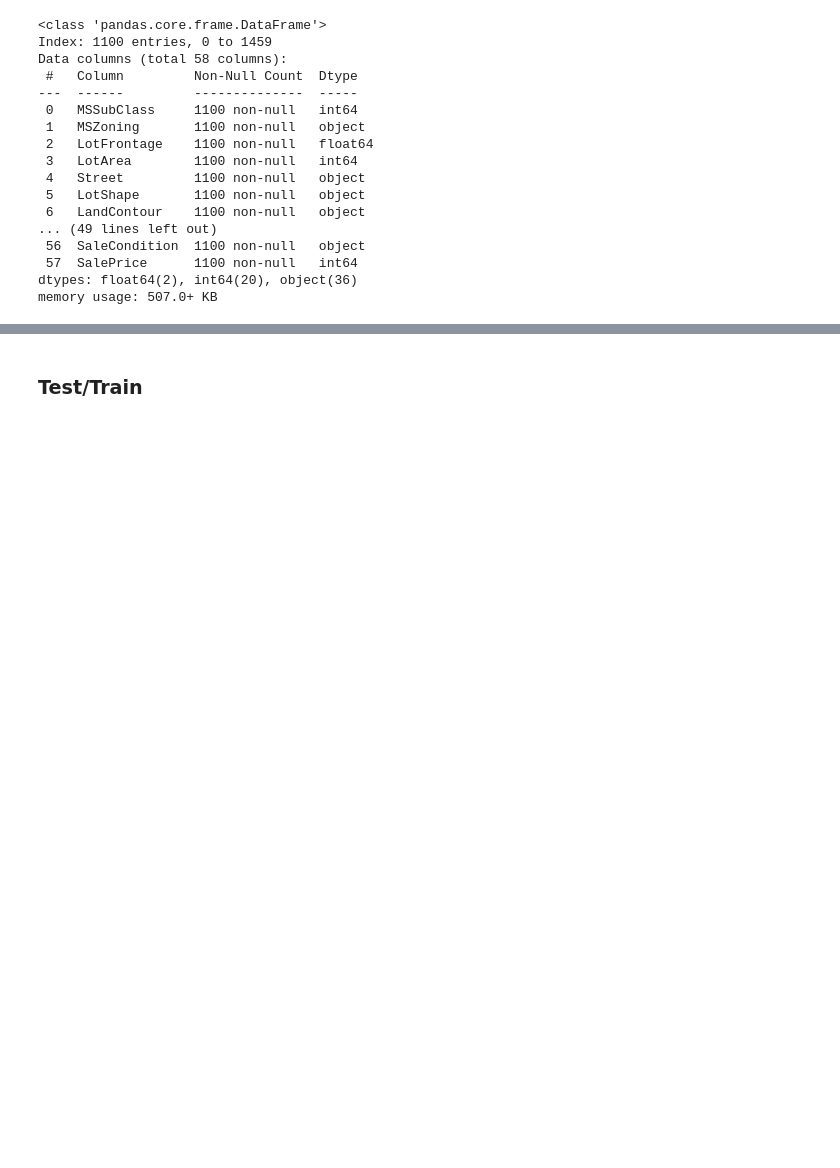
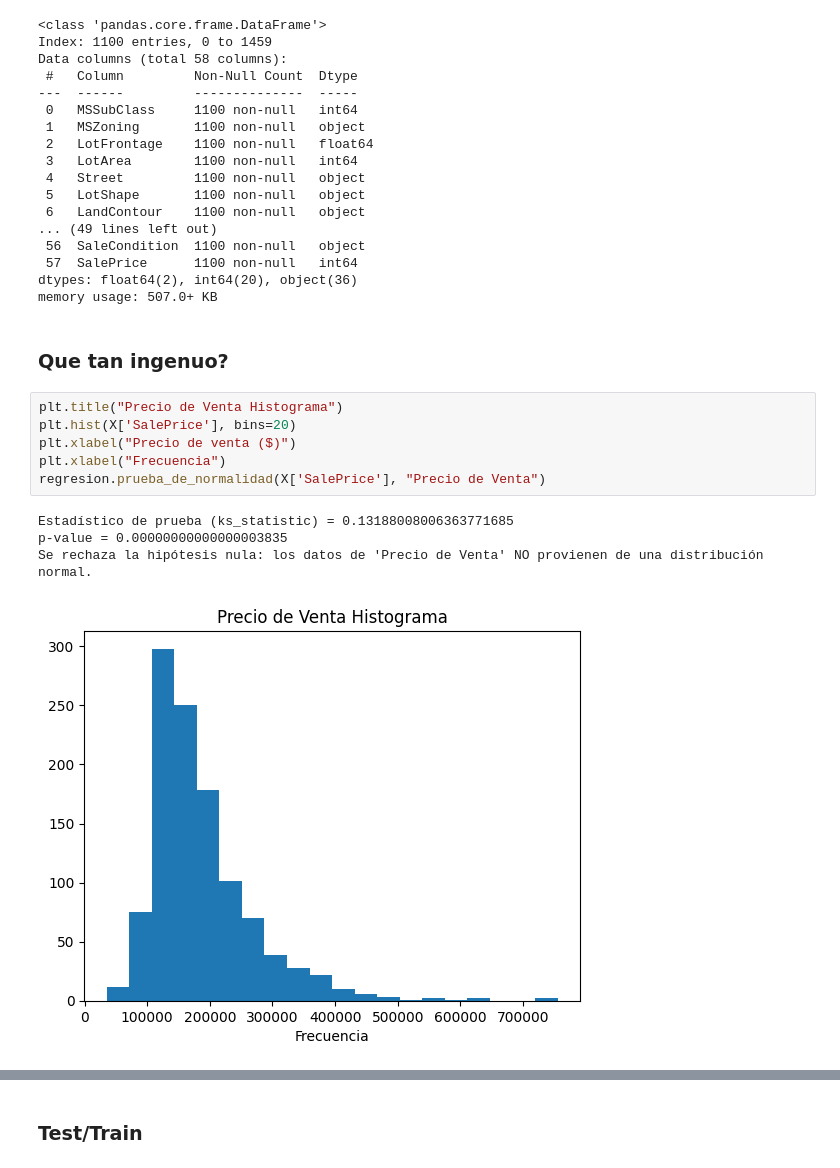
Before and after one commit to MarchMol/Naive_Bayes, a Jupyter notebook: actividades.ipynb, the cells around one changed output, grey strips where cells are left out. Cells and saved outputs as stored; diff of their text form; blank space fills up the shorter version.

```diff
--- a/actividades.ipynb
+++ b/actividades.ipynb
@@ -33,3 +33,16 @@ Data columns (total 58 columns):
  57  SalePrice      1100 non-null   int64
 dtypes: float64(2), int64(20), object(36)
 memory usage: 507.0+ KB
+# %% [markdown]
+### Que tan ingenuo?
+# %%
+plt.title("Precio de Venta Histograma")
+plt.hist(X['SalePrice'], bins=20)
+plt.xlabel("Precio de venta ($)")
+plt.xlabel("Frecuencia")
+regresion.prueba_de_normalidad(X['SalePrice'], "Precio de Venta")
+# %% [output]
+Estadístico de prueba (ks_statistic) = 0.13188008006363771685
+p-value = 0.00000000000000003835
+Se rechaza la hipótesis nula: los datos de 'Precio de Venta' NO provienen de una distribución normal.
+[figure, added]
```
Also changed, not shown: parts of 18 cells of this notebook, 2 other files.
